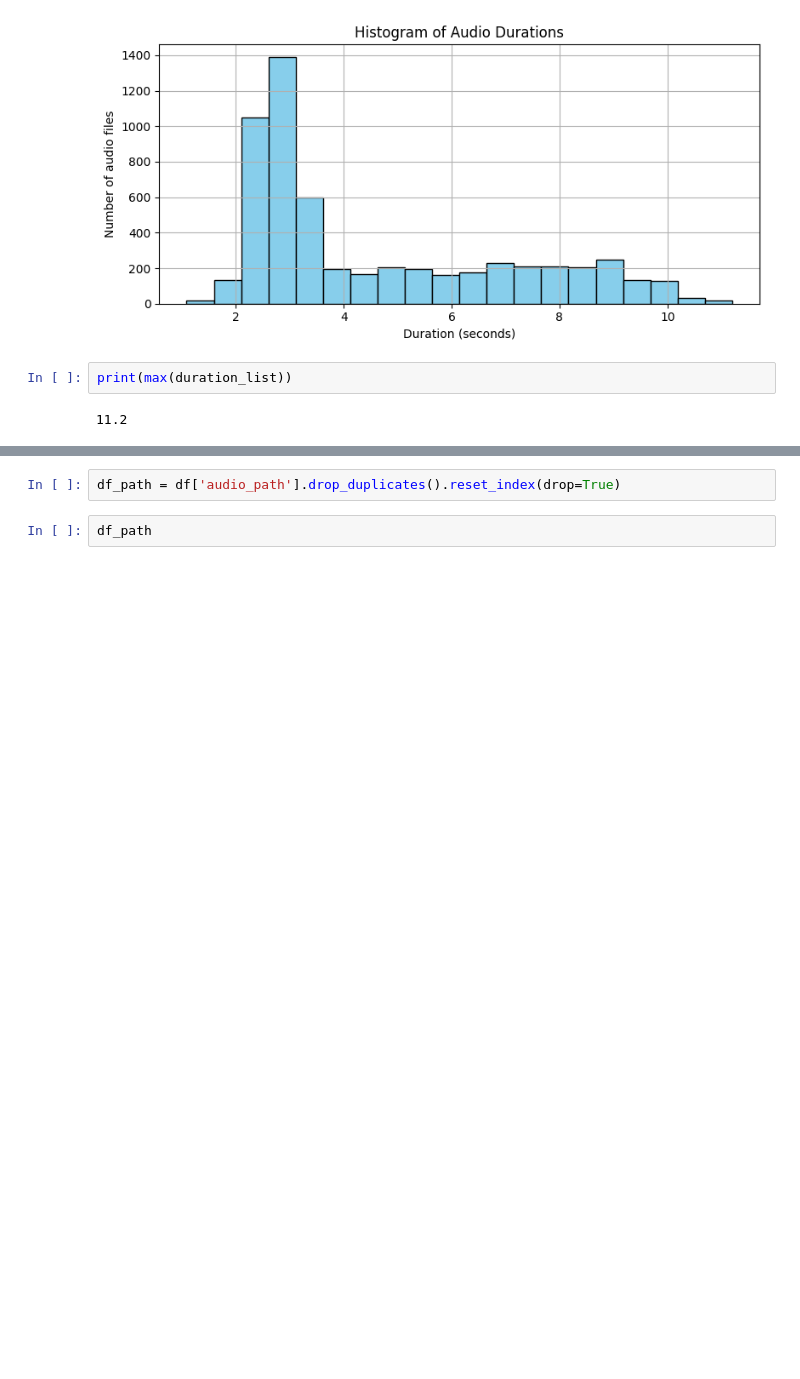
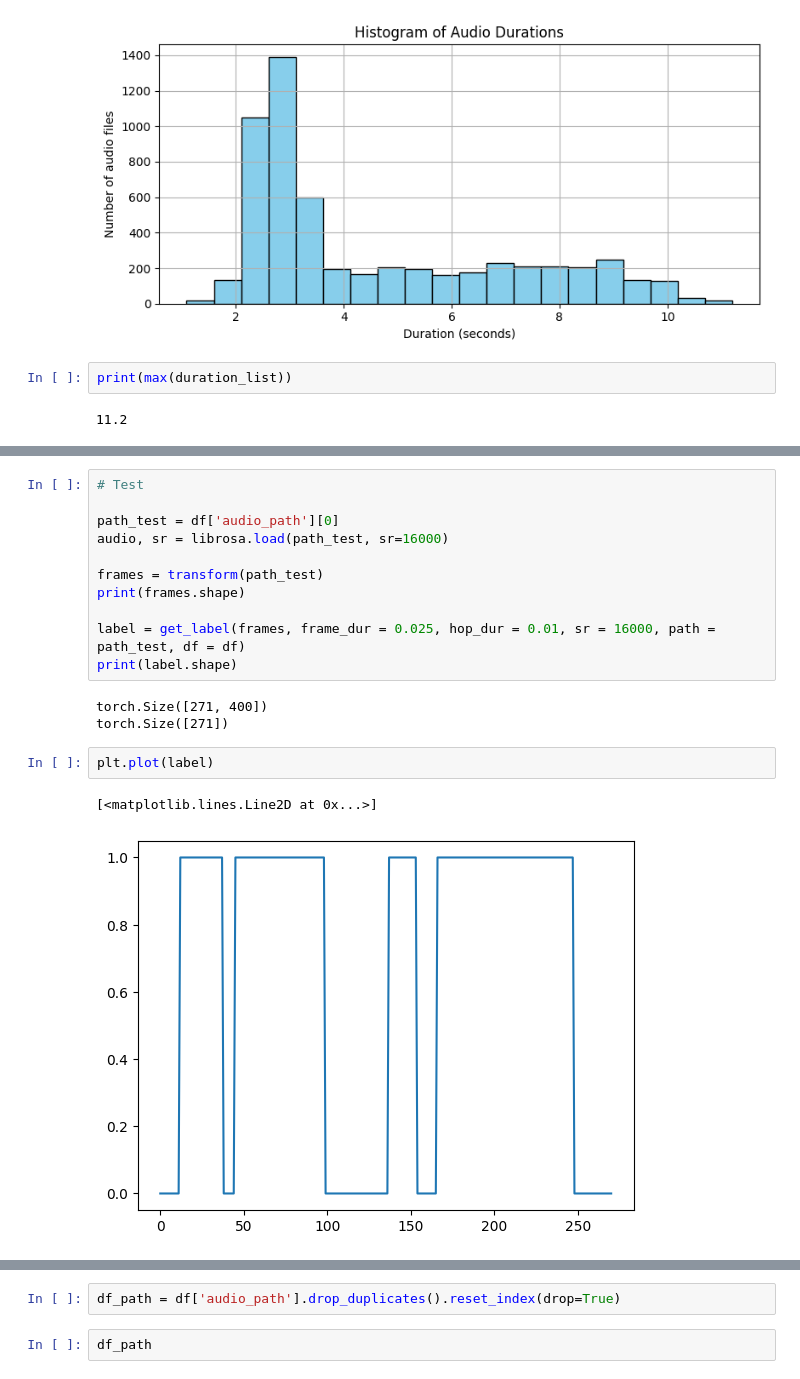
Before and after one commit to 10udCryp7/VAD-flow, a Jupyter notebook: notebooks/VAD_flow.ipynb, the cells around one changed output, grey strips where cells are left out. Drawn from its saved outputs; the diff is of its cells as text; blank space fills up the shorter version.

```diff
--- a/notebooks/VAD_flow.ipynb
+++ b/notebooks/VAD_flow.ipynb
@@ -222,0 +251,19 @@ def transform(path, df: pd.DataFrame):
+# %%
+# Test
+
+path_test = df['audio_path'][0]
+audio, sr = librosa.load(path_test, sr=16000)
+
+frames = transform(path_test)
+print(frames.shape)
+
+label = get_label(frames, frame_dur = 0.025, hop_dur = 0.01, sr = 16000, path = path_test, df = df)
+print(label.shape)
+# %% [output]
+torch.Size([271, 400])
+torch.Size([271])
+# %%
+plt.plot(label)
+# %% [output]
+[<matplotlib.lines.Line2D at 0x...>]
+[figure, added]
```
Also changed, not shown: parts of 3 cells of this notebook.
